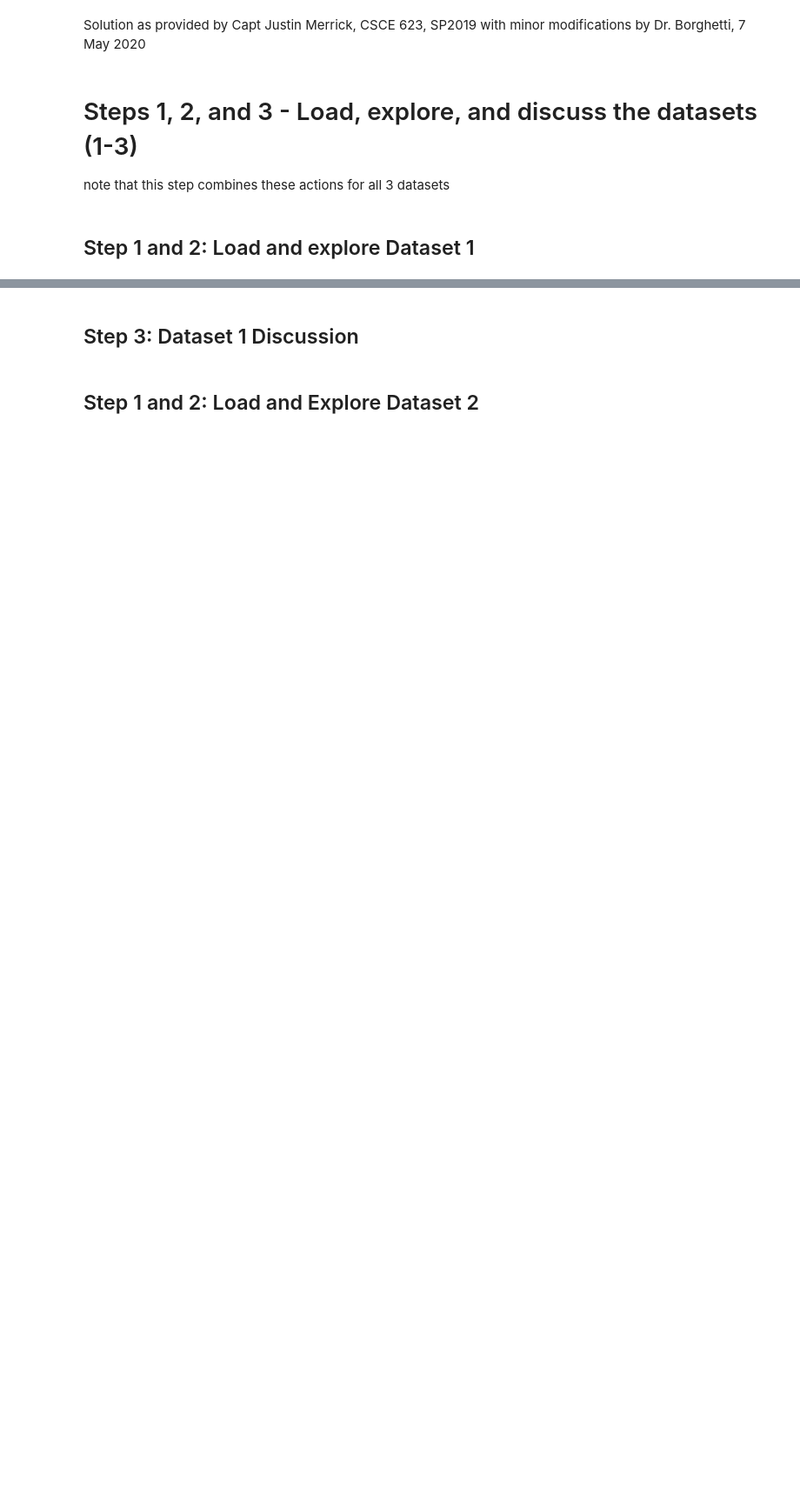
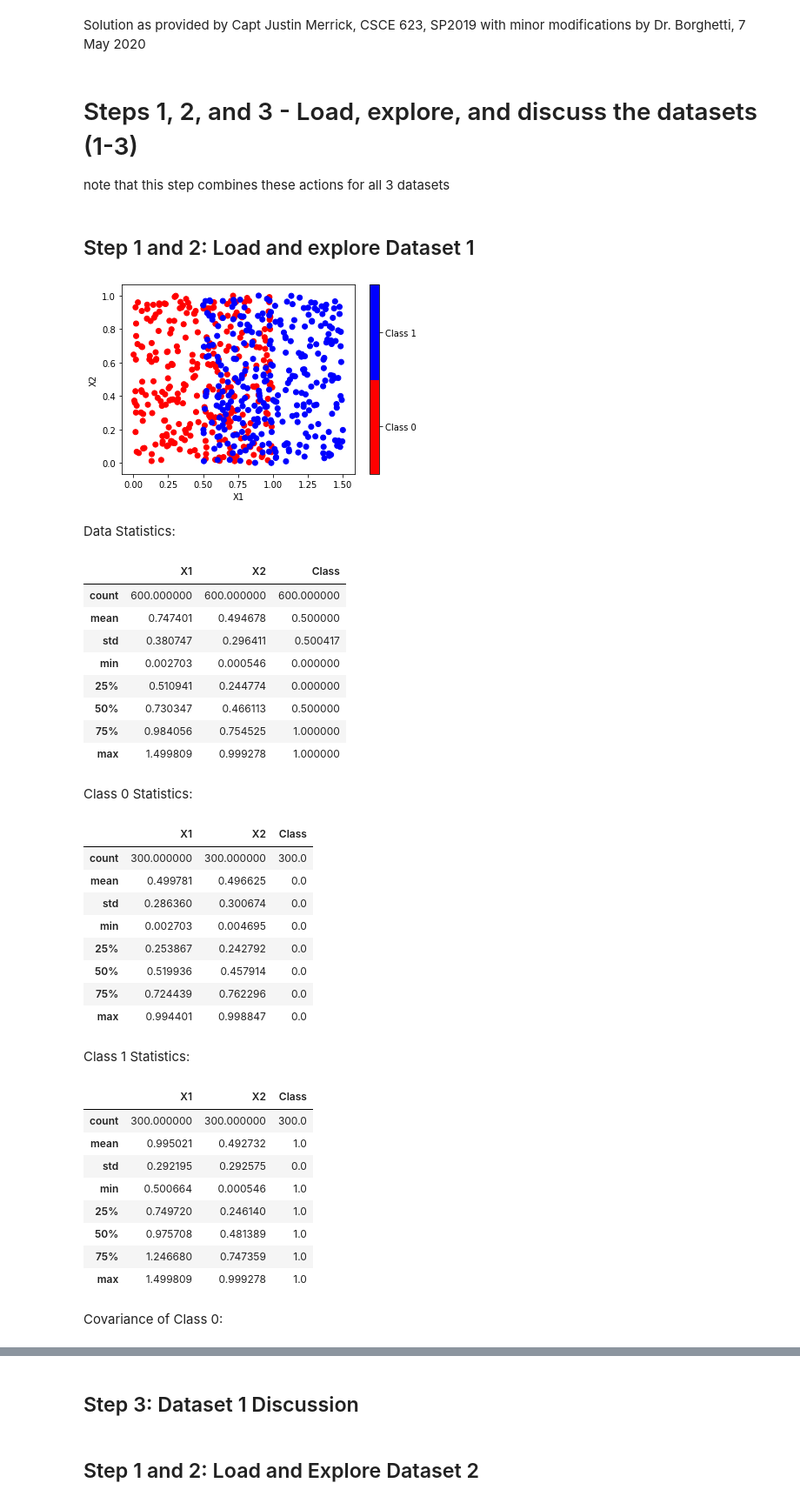
Before and after one commit to mdemore2/CSCE623, a Jupyter notebook: Homework/HW2/HW2_SHELL.ipynb, the cells around one changed output, grey strips where cells are left out. Shown: that part at 87% size. Cells and saved outputs as stored; diff of their text form; code cells hidden in the pictures; blank space fills up the shorter version.

```diff
--- a/Homework/HW2/HW2_SHELL.ipynb
+++ b/Homework/HW2/HW2_SHELL.ipynb
@@ -19,8 +20,74 @@ from IPython.display import Markdown as md
 #below is an optional package which could help prevent label overlaps in your graphs.  see https://github.com/Phlya/adjustText
 from adjustText import adjust_text
 # if you dont have adjustText in your python distro, see adjustText installation instructions here:  https://github.com/Phlya/adjustText
+# %%
+#stolen helper functions from solution
+def class_scatter(data):
+    """Plots scatterplot of data with X1 feature on x-axis, X2 feature on x-axis, color-coded to class
+        - Params: data - dataset with 2 predictor variables and a class variable with 2 classes"""
+
+    colors = ['red','blue']
+    plt.scatter(data.X1, data.X2, c=data.Class, cmap=col.ListedColormap(colors))
+    plt.xlabel('X1')
+    plt.ylabel('X2')
+    cb = plt.colorbar()
+    cb.set_ticks([0.25,0.75])
+    cb.set_ticklabels(['Class 0','Class 1'])
+    plt.show();
+
+def data_toplevel(data):
+    class_scatter(data)
+    display(md('Data Statistics:'))
+    display(data.describe())
+    display(md('Class 0 Statistics:'))
+    display(data.loc[data.Class==0,:].describe())
+    display(md('Class 1 Statistics:'))
+    display(data.loc[data.Class==1,:].describe())
+    display(md('Covariance of Class 0:'))
+    display(data.loc[data.Class==0,['X1','X2']].cov())
+    display(md('Covariance of Class 1:'))
+    display(data.loc[data.Class==1,['X1','X2']].cov())
+    sns.pairplot(data)
+    data.loc[data.Class==0,:].hist(grid=False, layout=(1,3), figsize=(12,4));
+    data.loc[data.Class==1,:].hist(grid=False, layout=(1,3), figsize=(12,4));
 # %% [markdown]
 # Steps 1, 2, and 3 - Load, explore, and discuss the datasets (1-3)
 note that this step combines these actions for all 3 datasets
 # %% [markdown]
 ## Step 1 and 2:  Load and explore Dataset 1
+# %%
+data1 = pd.read_csv('datset1.csv', header=0, names=['X1','X2','Class'], index_col=0)
+data_toplevel(data1)
+# %% [output]
+[figure, added]
+Data Statistics:
+|  | X1 | X2 | Class |
+| count | 600.000000 | 600.000000 | 600.000000 |
+| mean | 0.747401 | 0.494678 | 0.500000 |
+| std | 0.380747 | 0.296411 | 0.500417 |
+| min | 0.002703 | 0.000546 | 0.000000 |
+| 25% | 0.510941 | 0.244774 | 0.000000 |
+| 50% | 0.730347 | 0.466113 | 0.500000 |
+| 75% | 0.984056 | 0.754525 | 1.000000 |
+| max | 1.499809 | 0.999278 | 1.000000 |
+Class 0 Statistics:
+|  | X1 | X2 | Class |
+| count | 300.000000 | 300.000000 | 300.0 |
+| mean | 0.499781 | 0.496625 | 0.0 |
+| std | 0.286360 | 0.300674 | 0.0 |
+| min | 0.002703 | 0.004695 | 0.0 |
+| 25% | 0.253867 | 0.242792 | 0.0 |
+| 50% | 0.519936 | 0.457914 | 0.0 |
+| 75% | 0.724439 | 0.762296 | 0.0 |
+| max | 0.994401 | 0.998847 | 0.0 |
+Class 1 Statistics:
+|  | X1 | X2 | Class |
+| count | 300.000000 | 300.000000 | 300.0 |
+| mean | 0.995021 | 0.492732 | 1.0 |
+| std | 0.292195 | 0.292575 | 0.0 |
+| min | 0.500664 | 0.000546 | 1.0 |
+| 25% | 0.749720 | 0.246140 | 1.0 |
+| 50% | 0.975708 | 0.481389 | 1.0 |
+| 75% | 1.246680 | 0.747359 | 1.0 |
+| max | 1.499809 | 0.999278 | 1.0 |
+Covariance of Class 0:
```
Also changed, not shown: parts of 4 cells of this notebook, 1 other file.
